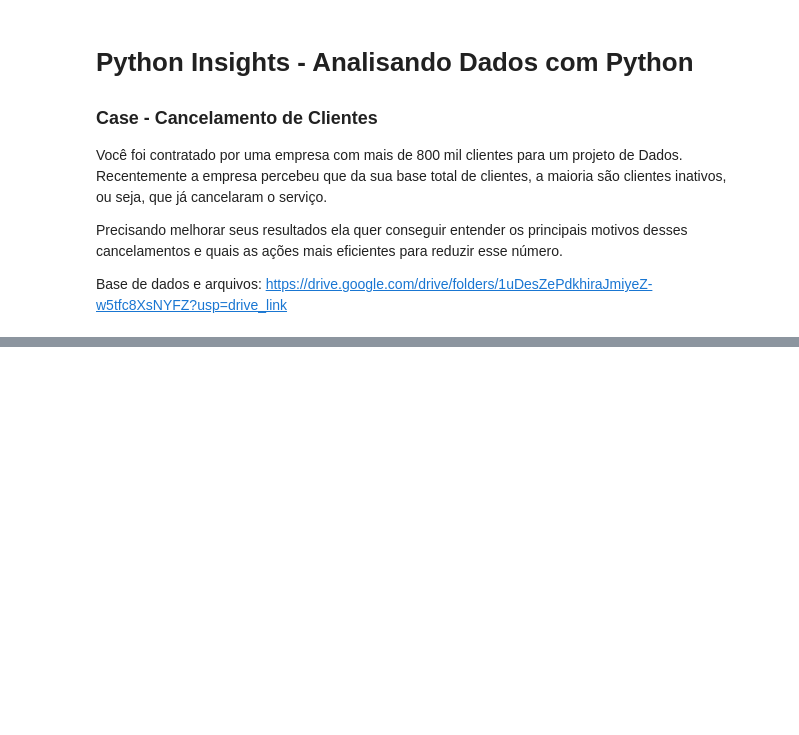
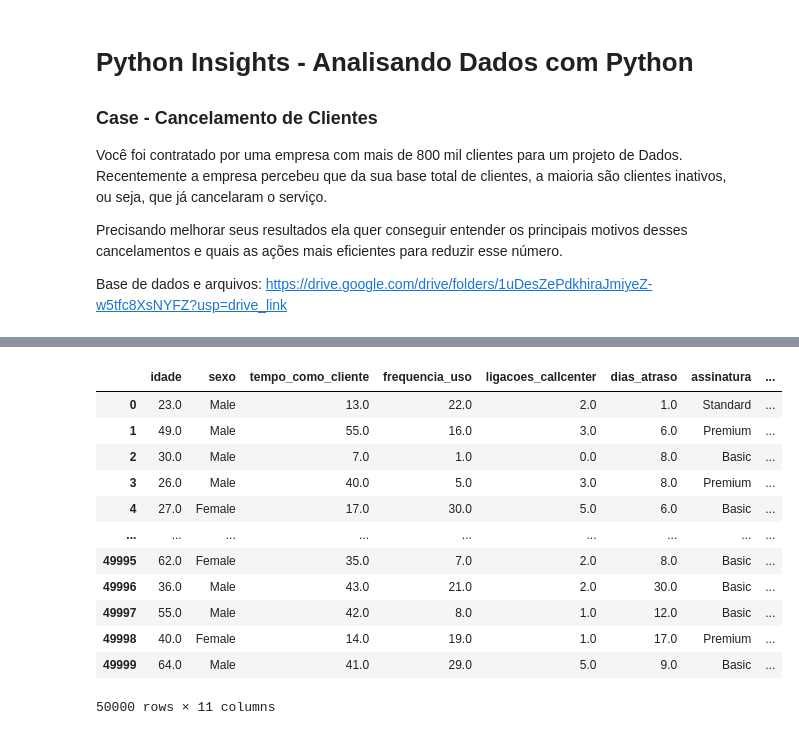
Before and after one commit to Emersonpinho/pythonInsights, a Jupyter notebook: inicial.ipynb, the cells around one changed output, grey strips where cells are left out. Saved outputs shown, nothing was run; the diff lists cells and outputs as text; code cells hidden in the pictures; blank space fills up the shorter version.

Commit message:
adicionando comentarios e passos 2,3,4 e 5

```diff
--- a/inicial.ipynb
+++ b/inicial.ipynb
@@ -44,0 +11,30 @@ Requirement already satisfied: pure-eval in c:\users\pc master\appdata\roaming\p
+# %%
+# Passo 1: Import a base de dados
+# !pip install pandas numpy openpyxl nbformat ipykernel plotly
+import pandas as pd
+
+tabela = pd.read_csv("cancelamentos_sample.csv")
+
+# Passo 2: Visualizar a base de dados
+    # Entender quais as informações eu tenho disponíveis
+    # Procurar os problemas/ as cagadas da base de dados
+
+# Esse trecho de codigo deleta colunas inúteis - "informação que não te ajude, te atrapalha"
+tabela = tabela.drop(columns="CustomerID")
+
+# display no lugar de print mostra a tabela com melhores graficos
+display(tabela)
+# %% [output]
+|  | idade | sexo | tempo_como_cliente | frequencia_uso | ligacoes_callcenter | dias_atraso | assinatura | ... |
+| 0 | 23.0 | Male | 13.0 | 22.0 | 2.0 | 1.0 | Standard | ... |
+| 1 | 49.0 | Male | 55.0 | 16.0 | 3.0 | 6.0 | Premium | ... |
+| 2 | 30.0 | Male | 7.0 | 1.0 | 0.0 | 8.0 | Basic | ... |
+| 3 | 26.0 | Male | 40.0 | 5.0 | 3.0 | 8.0 | Premium | ... |
+| 4 | 27.0 | Female | 17.0 | 30.0 | 5.0 | 6.0 | Basic | ... |
+| ... | ... | ... | ... | ... | ... | ... | ... | ... |
+| 49995 | 62.0 | Female | 35.0 | 7.0 | 2.0 | 8.0 | Basic | ... |
+| 49996 | 36.0 | Male | 43.0 | 21.0 | 2.0 | 30.0 | Basic | ... |
+| 49997 | 55.0 | Male | 42.0 | 8.0 | 1.0 | 12.0 | Basic | ... |
+| 49998 | 40.0 | Female | 14.0 | 19.0 | 1.0 | 17.0 | Premium | ... |
+| 49999 | 64.0 | Male | 41.0 | 29.0 | 5.0 | 9.0 | Basic | ... |
+50000 rows × 11 columns
```
Also changed, not shown: parts of 5 cells of this notebook.
